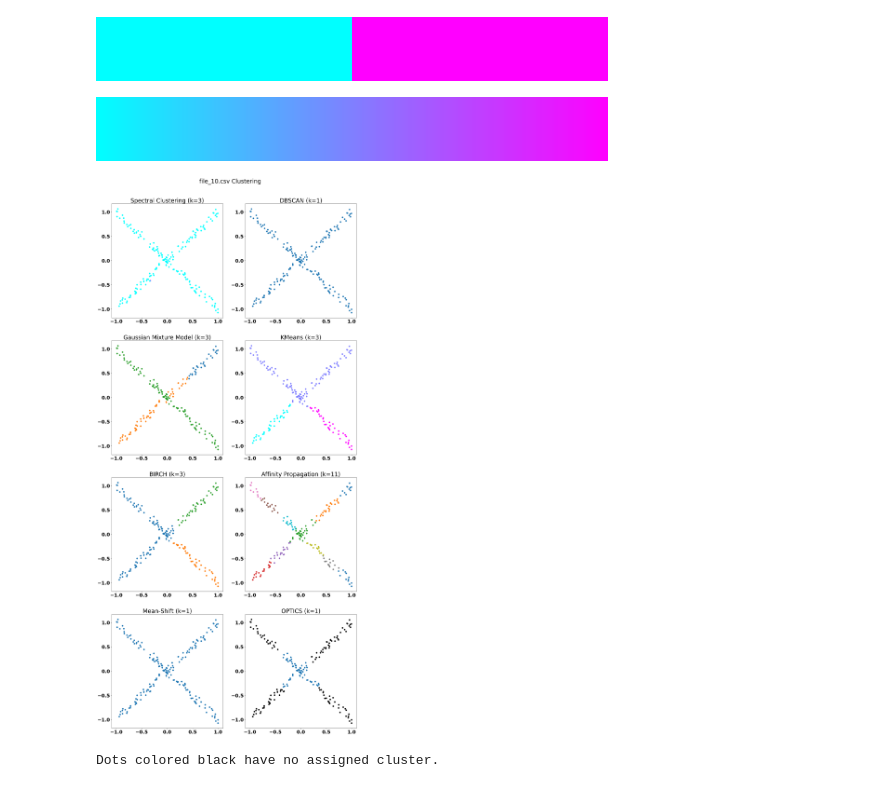
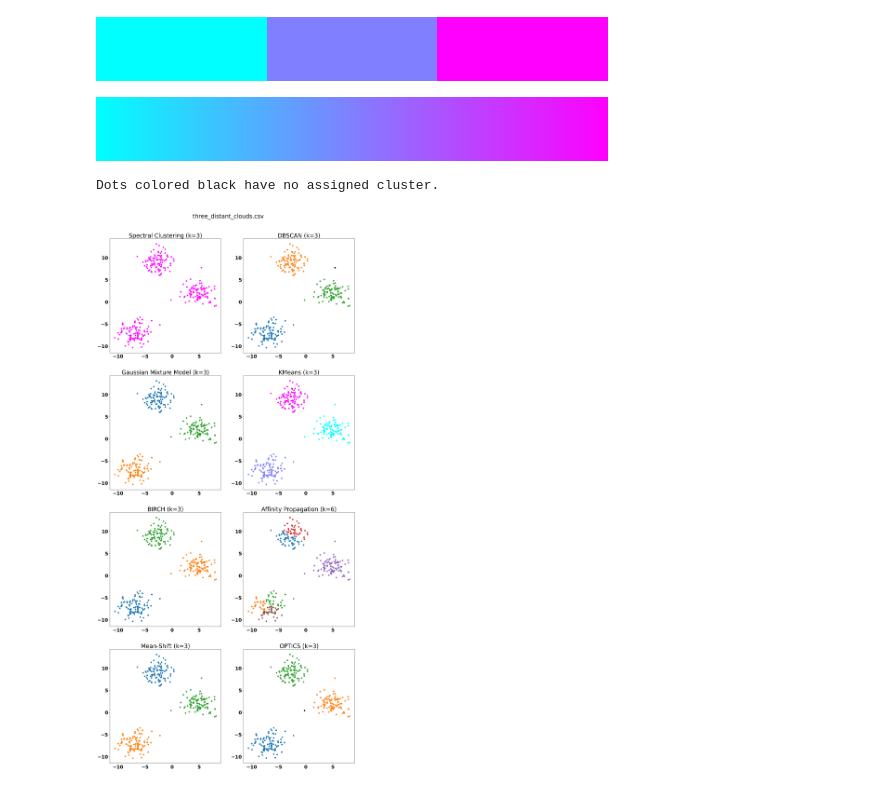
Before and after one commit to Keinbou/spectral_clustering, a Jupyter notebook: main.ipynb, the cells around one changed output. Drawn from its saved outputs; the diff is of its cells as text; code cells hidden in the pictures.

Commit message:
Dataset renaming, file hierarchy re-structuring, adding Dropdown widget to main.ipynb.

```diff
--- a/main.ipynb
+++ b/main.ipynb
@@ -28,0 +5,4 @@ c_code.free_floatP.restype  = None
+# %%
+FILE_NAME = datasets_dropdown.value
+FILE_PATH = f'{FOLDER_PATH}{FILE_NAME}'
+FILE_PATH
@@ -63,0 +35,4 @@ ORIGINAL DATASET: (x,y,target)
+# %%
+c = C(SO_FILE_PATH)
+l = c.spectral(data_len, read_rows, FILE_PATH, knn, k_clusters=k)
+m = c.kmeans(data_len, read_rows, FILE_PATH, k_clusters=k)
@@ -72,44 +65,44 @@ y = [dot[1] for dot in all_dots]
 cool_resampled = mpl.colormaps['cool'].resampled(len(cls_set))
 cool_resampled
 # %% [output]
-[figure, old version]
+[figure, new version]
 # %%
 cool = mpl.colormaps['cool']
 cool
 # %% [output]
 [figure]
 # %%
-fig, axis = setupMPL(FILE_NAME, list(cls_set), cool_resampled)
+print("Dots colored black have no assigned cluster.")
+fig, axis = setupMPL(FILE_NAME, COLS, ROWS, list(cls_set), cool_resampled)
 
 l_spectral = l
 plotSPECTRAL(fig, axis, 0,0, x,y, l_spectral, cool, f"Spectral Clustering (k={k})")
 
 l_dbscan = dbscan(all_dots, eps=2.5, min_samples=knn) # no need for number of clusters (k)
 k_dbscan = k_clusters(l_dbscan)
 plotDBSCAN(fig, axis, 0,1, x,y, l_dbscan, all_dots, f"DBSCAN (k={k_dbscan})")
 
 l_gaussian = gaussian(all_dots, k=k)
 plotGaussian(fig, axis, 1,0, x,y, l_gaussian, all_dots, f"Gaussian Mixture Model (k={k})")
 
 l_kmeans = m
 plotKMEANS(fig, axis, 1,1, x,y, l_kmeans, cool, f"KMeans (k={k})")
 
 l_birch = birch(all_dots, threshold=0.03, n=k)
 plotBIRCH(fig, axis, 2,0, x,y, l_birch, all_dots, f"BIRCH (k={k})")
 
 l_affinity = affinity(all_dots, 0.7) # no need for number of clusters (k)
 k_affinity = k_clusters(l_affinity)
 plotAffinity(fig, axis, 2,1, x,y, l_affinity, all_dots, f"Affinity Propagation (k={k_affinity})")
 
 l_mean = mean(all_dots) # no need for number of clusters (k) | bad on large scale datasets
 k_mean = k_clusters(l_mean)
 plotMEAN(fig, axis, 3,0, x,y, l_mean, all_dots, f"Mean-Shift (k={k_mean})")
 
 l_optics = optics(all_dots, eps=0.5, min_samples=25) # no need for number of clusters (k)
 k_optics = k_clusters(l_optics)
 plotOPTICS(fig, axis, 3,1, x,y, l_optics, all_dots, f"OPTICS (k={k_optics})")
 plt.show()
-print("Dots colored black have no assigned cluster.")
 # %% [output]
+Dots colored black have no assigned cluster.
-[figure, old version]
+[figure, new version]
-Dots colored black have no assigned cluster.
```
Also changed, not shown: parts of 10 cells of this notebook, 25 other files.
